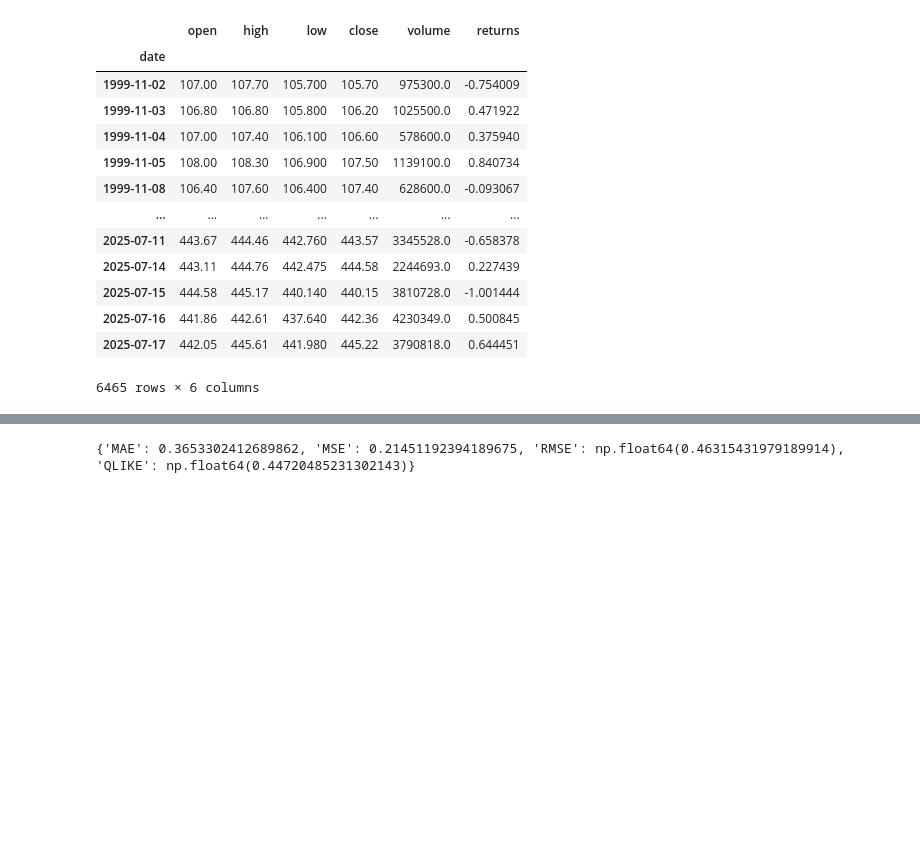
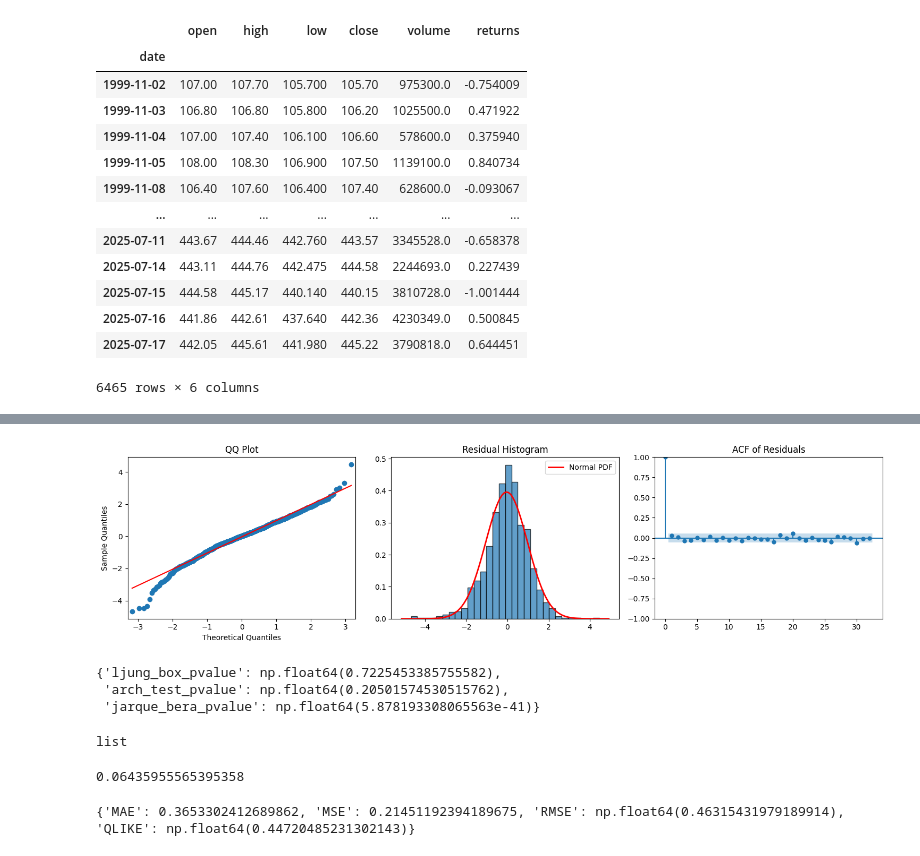
Before and after one commit to sushmita212/Stock_Volatility_Forecasting, a Jupyter notebook: GARCH_preliminary_tests.ipynb, the cells around one changed output, grey strips where cells are left out. Saved outputs shown, nothing was run; the diff lists cells and outputs as text; code cells hidden in the pictures; blank space fills up the shorter version.

Commit message:
Added residual diagnostics method

```diff
--- a/GARCH_preliminary_tests.ipynb
+++ b/GARCH_preliminary_tests.ipynb
@@ -100,3 +120,18 @@ DIA_GARCH.compute_error_metrics()
+# %%
+DIA_GARCH.residual_diagnostics()
+# %% [output]
+[figure, added]
+{'ljung_box_pvalue': np.float64(0.7225453385755582),
+ 'arch_test_pvalue': np.float64(0.20501574530515762),
+ 'jarque_bera_pvalue': np.float64(5.878193308065563e-41)}
+# %%
+type(DIA_GARCH.residuals)
+# %% [output]
+list
+# %%
+DIA_GARCH.fit_params[10]['mu']
+# %% [output]
+0.06435955565395358
 # %%
 print(DIA_GARCH.error_metrics)
 # %% [output]
```
Also changed, not shown: parts of 1 cell of this notebook, 1 other file.
